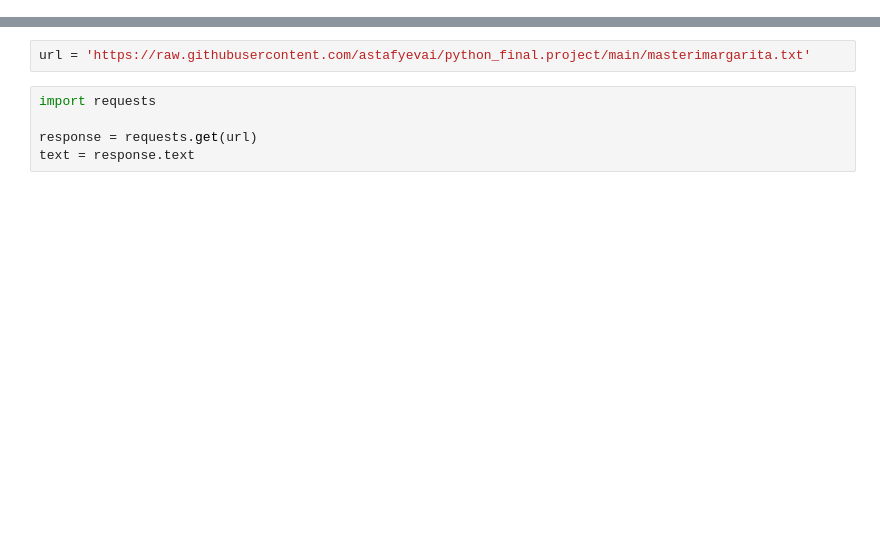
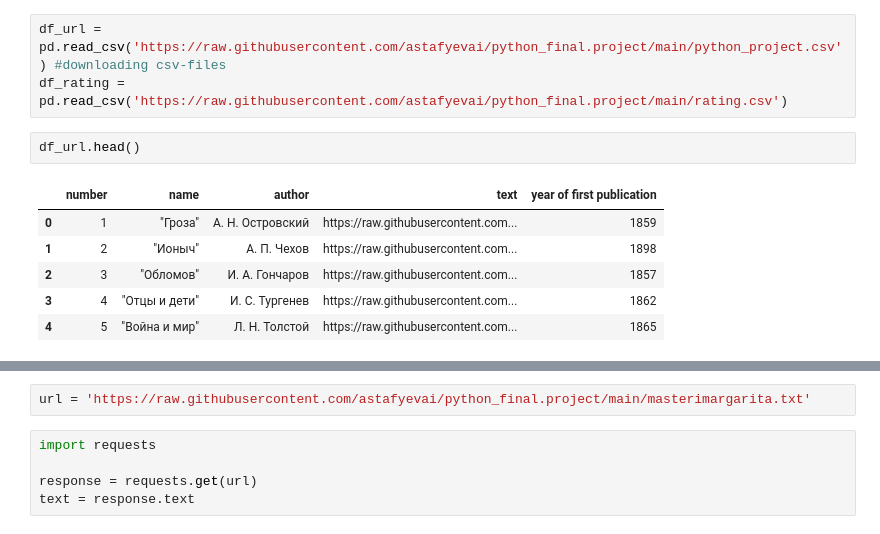
Before and after one commit to astafyevai/python_final.project, a Jupyter notebook: code.ipynb, the cells around one changed output, grey strips where cells are left out. Drawn from its saved outputs; the diff is of its cells as text; blank space fills up the shorter version.

```diff
--- a/code.ipynb
+++ b/code.ipynb
@@ -14,0 +10,12 @@ Requirement already satisfied: idna<3,>=2.5 in /srv/conda/envs/notebook/lib/pyth
+# %%
+df_url = pd.read_csv('https://raw.githubusercontent.com/astafyevai/python_final.project/main/python_project.csv') #downloading csv-files
+df_rating = pd.read_csv('https://raw.githubusercontent.com/astafyevai/python_final.project/main/rating.csv')
+# %%
+df_url.head()
+# %% [output]
+|  | number | name | author | text | year of first publication |
+| 0 | 1 | "Гроза" | А. Н. Островский | https://raw.githubusercontent.com... | 1859 |
+| 1 | 2 | "Ионыч" | А. П. Чехов | https://raw.githubusercontent.com... | 1898 |
+| 2 | 3 | "Обломов" | И. А. Гончаров | https://raw.githubusercontent.com... | 1857 |
+| 3 | 4 | "Отцы и дети" | И. С. Тургенев | https://raw.githubusercontent.com... | 1862 |
+| 4 | 5 | "Война и мир" | Л. Н. Толстой | https://raw.githubusercontent.com... | 1865 |
```
Also changed, not shown: parts of 35 cells of this notebook.
